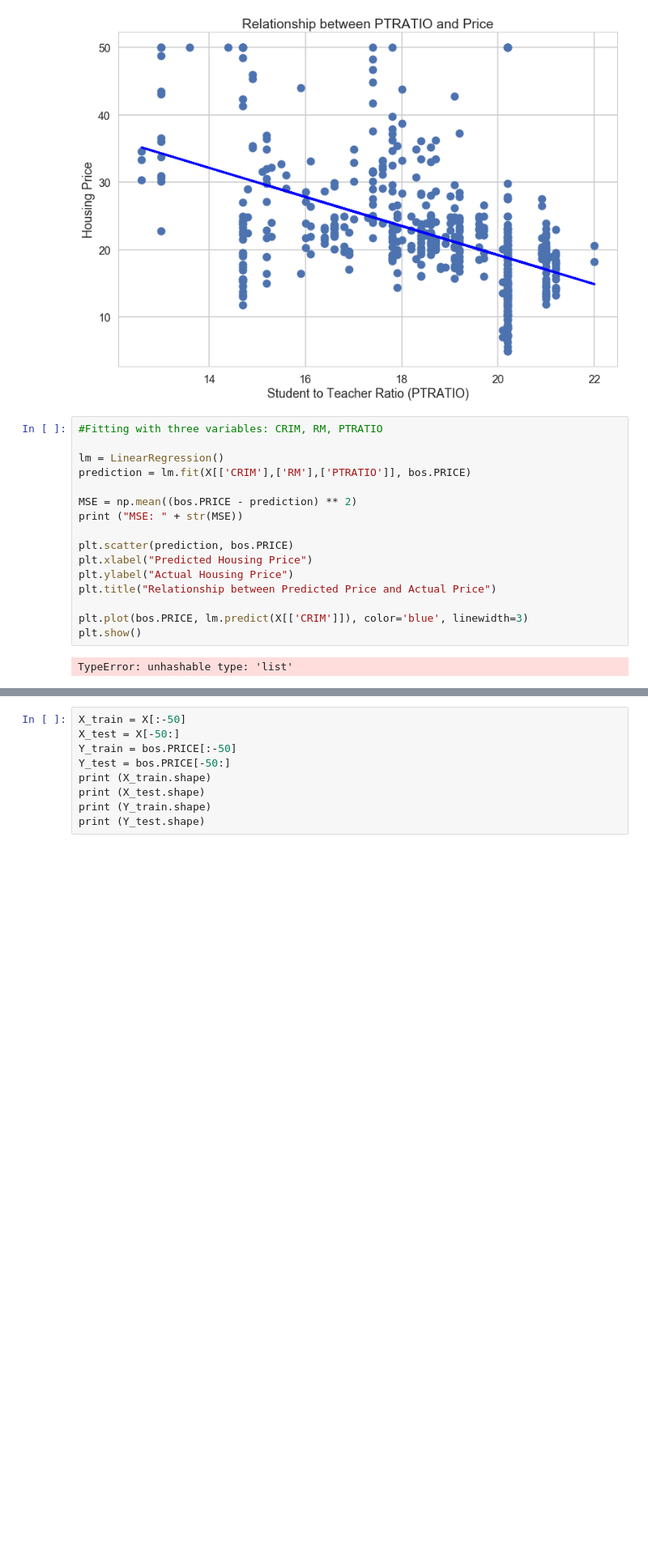
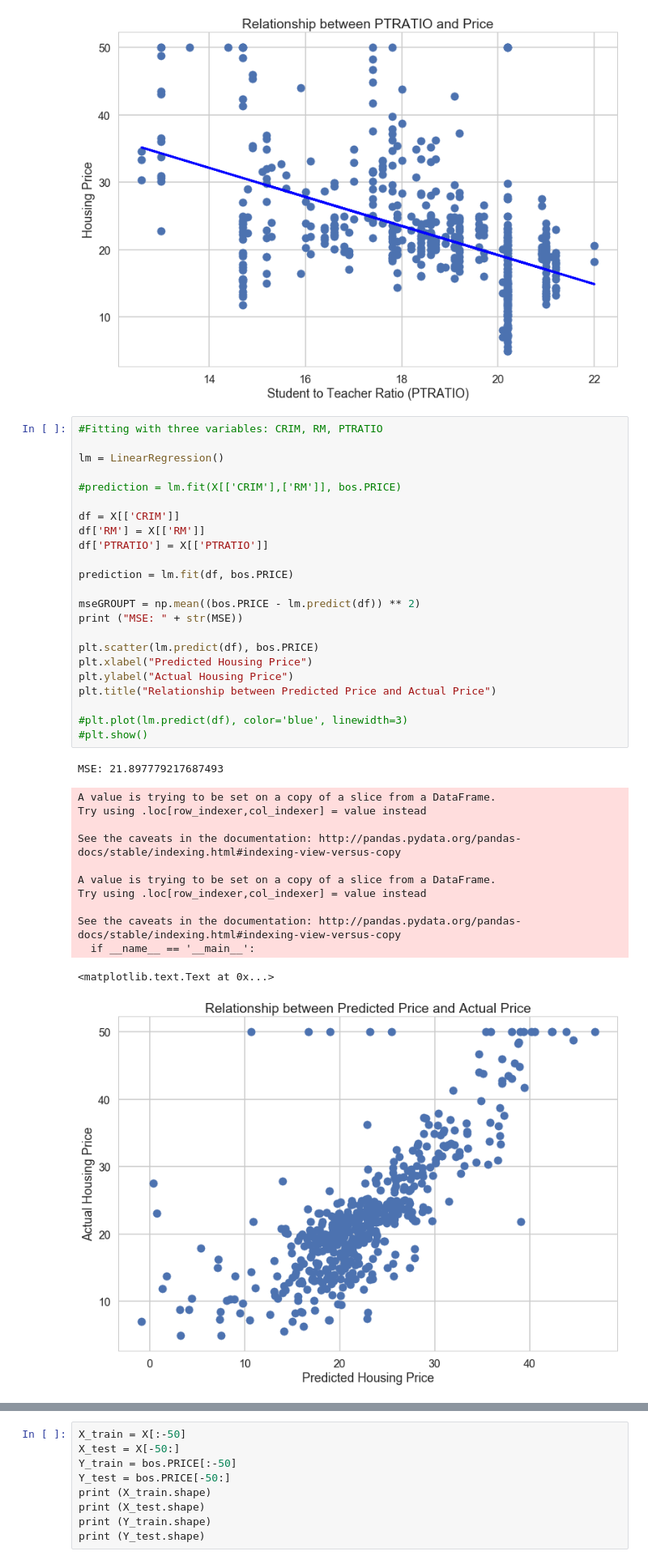
Before and after one commit to aecaruso/DataScienceIntensive, a Jupyter notebook: Mini_Project_Linear_Regression.ipynb, the cells around one changed output, grey strips where cells are left out. Shown at 81% size. Cells and saved outputs as stored; diff of their text form; blank space fills up the shorter version.

```diff
--- a/Mini_Project_Linear_Regression.ipynb
+++ b/Mini_Project_Linear_Regression.ipynb
@@ -651,18 +664,37 @@ MSE PTRATIO :62.65220001376927
 # %%
 #Fitting with three variables: CRIM, RM, PTRATIO
 
 lm = LinearRegression()
-prediction = lm.fit(X[['CRIM'],['RM'],['PTRATIO']], bos.PRICE)
 
-MSE = np.mean((bos.PRICE - prediction) ** 2)
+#prediction = lm.fit(X[['CRIM'],['RM']], bos.PRICE)
+
+df = X[['CRIM']]
+df['RM'] = X[['RM']]
+df['PTRATIO'] = X[['PTRATIO']]
+
+prediction = lm.fit(df, bos.PRICE)
+
+mseGROUPT = np.mean((bos.PRICE - lm.predict(df)) ** 2)
 print ("MSE: " + str(MSE))
 
-plt.scatter(prediction, bos.PRICE)
+plt.scatter(lm.predict(df), bos.PRICE)
 plt.xlabel("Predicted Housing Price")
 plt.ylabel("Actual Housing Price")
 plt.title("Relationship between Predicted Price and Actual Price")
 
-plt.plot(bos.PRICE, lm.predict(X[['CRIM']]), color='blue', linewidth=3)
-plt.show()
+#plt.plot(lm.predict(df), color='blue', linewidth=3)
+#plt.show()
 # %% [output]
-TypeError: unhashable type: 'list'
+MSE: 21.897779217687493
+A value is trying to be set on a copy of a slice from a DataFrame.
+Try using .loc[row_indexer,col_indexer] = value instead
+
+See the caveats in the documentation: http://pandas.pydata.org/pandas-docs/stable/indexing.html#indexing-view-versus-copy
+
+A value is trying to be set on a copy of a slice from a DataFrame.
+Try using .loc[row_indexer,col_indexer] = value instead
+
+See the caveats in the documentation: http://pandas.pydata.org/pandas-docs/stable/indexing.html#indexing-view-versus-copy
+  if __name__ == '__main__':
+<matplotlib.text.Text at 0x...>
+[figure, added]
```
Also changed, not shown: parts of 12 cells of this notebook.
